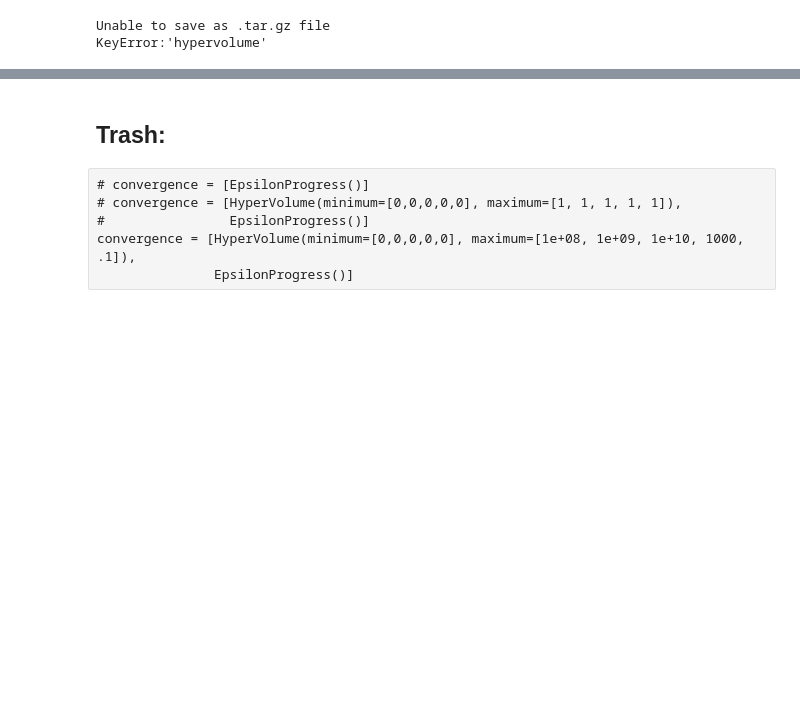
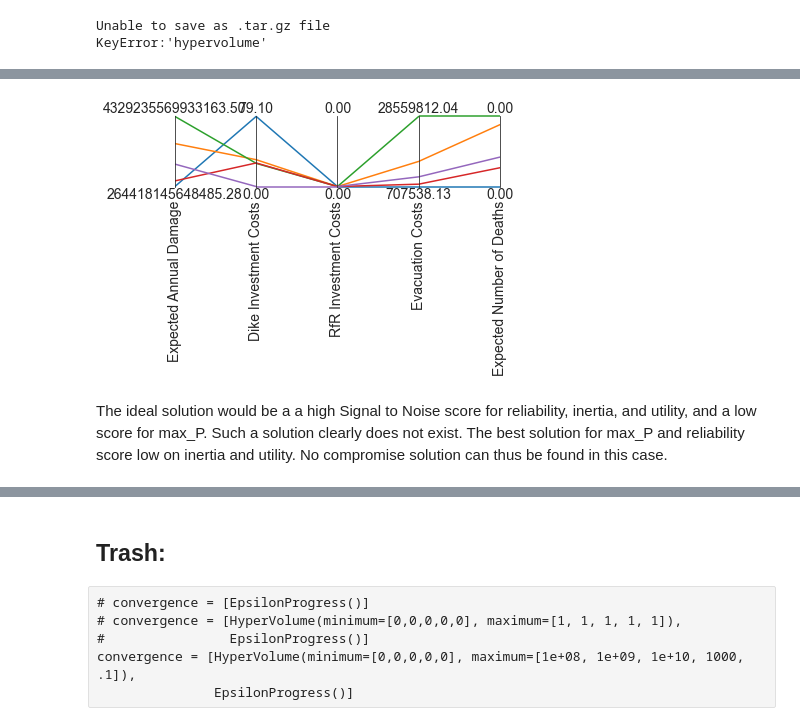
Before and after one commit to rhysits/thesis, a Jupyter notebook: final assignment/01_Directed_Search_uncertainties.ipynb, the cells around one changed output, grey strips where cells are left out. Cells and saved outputs as stored; diff of their text form; code cells hidden in the pictures; blank space fills up the shorter version.

```diff
--- a/final assignment/01_Directed_Search_uncertainties.ipynb
+++ b/final assignment/01_Directed_Search_uncertainties.ipynb
@@ -178,0 +276,5 @@ plt.show()
+# %%
+n_scenarios = 1000
+with MultiprocessingEvaluator(model) as evaluator:
+    results = evaluator.perform_experiments(n_scenarios,
+                                            policies_to_evaluate)
@@ -178,0 +292,10 @@ plt.show()
+# %%
+import seaborn as sns
+def s_to_n(data, direction):
+    mean = np.mean(data)
+    std = np.std(data)
+
+    if direction==ScalarOutcome.MAXIMIZE:
+        return mean/std
+    else:
+        return mean*std
@@ -178,0 +308,16 @@ plt.show()
+# %%
+experiments, outcomes = results
+
+overall_scores = {}
+for policy in np.unique(experiments['policy']):
+    scores = {}
+
+    logical = experiments['policy']==policy
+
+    for outcome in model.outcomes:
+        value  = outcomes[outcome.name][logical]
+        sn_ratio = s_to_n(value, outcome.kind)
+        scores[outcome.name] = sn_ratio
+    overall_scores[policy] = scores
+scores = pd.DataFrame.from_dict(overall_scores).T
+scores
@@ -178,0 +331,16 @@ plt.show()
+# %%
+from ema_workbench.analysis import parcoords
+
+data = scores
+limits = parcoords.get_limits(data)
+#limits.loc[0, ['utility', 'inertia', 'reliability', 'max_P']] = 0
+
+paraxes = parcoords.ParallelAxes(limits)
+paraxes.plot(data)
+#paraxes.invert_axis('max_P')
+plt.show()
+# %% [output]
+[figure, added]
+# %% [markdown]
+
+The ideal solution would be a a high Signal to Noise score for reliability, inertia, and utility, and a low score for max_P. Such a solution clearly does not exist. The best solution for max_P and reliability score low on inertia and utility. No compromise solution can thus be found in this case.
```
Also changed, not shown: parts of 39 cells of this notebook, 4 other files.
